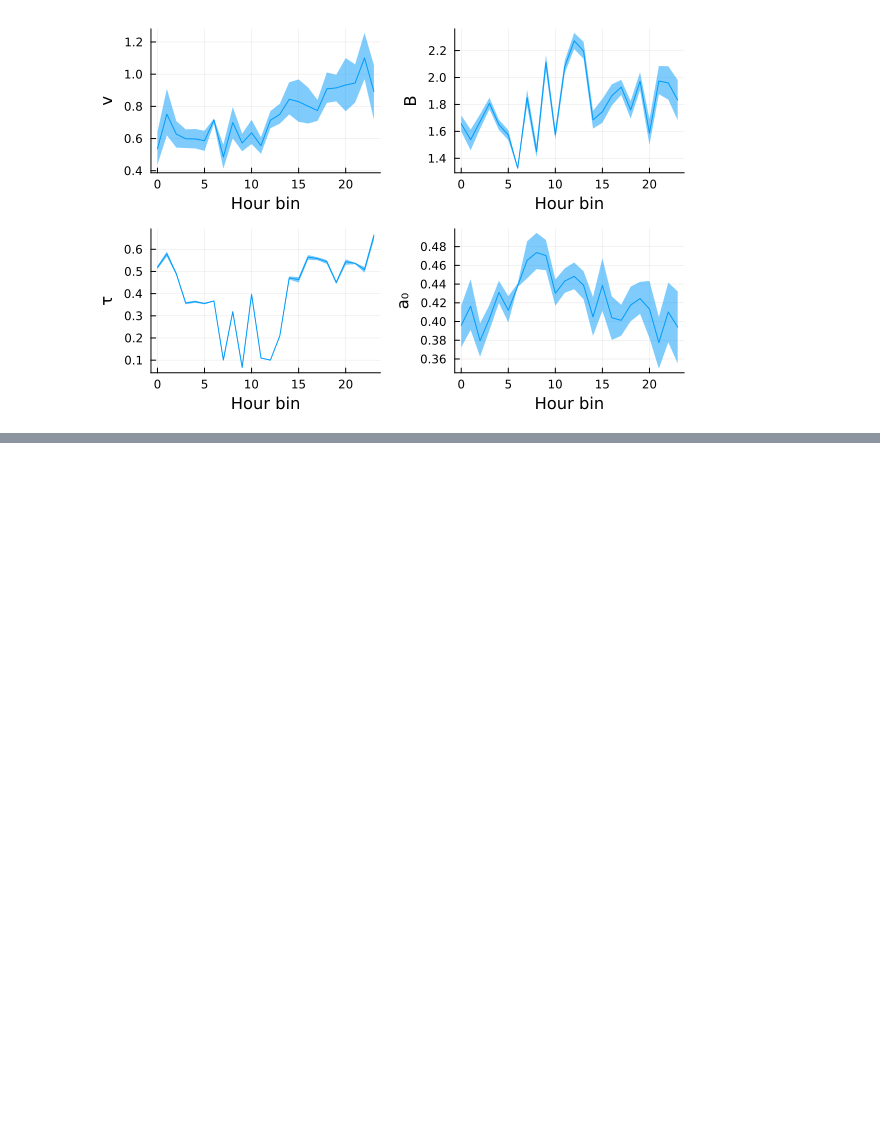
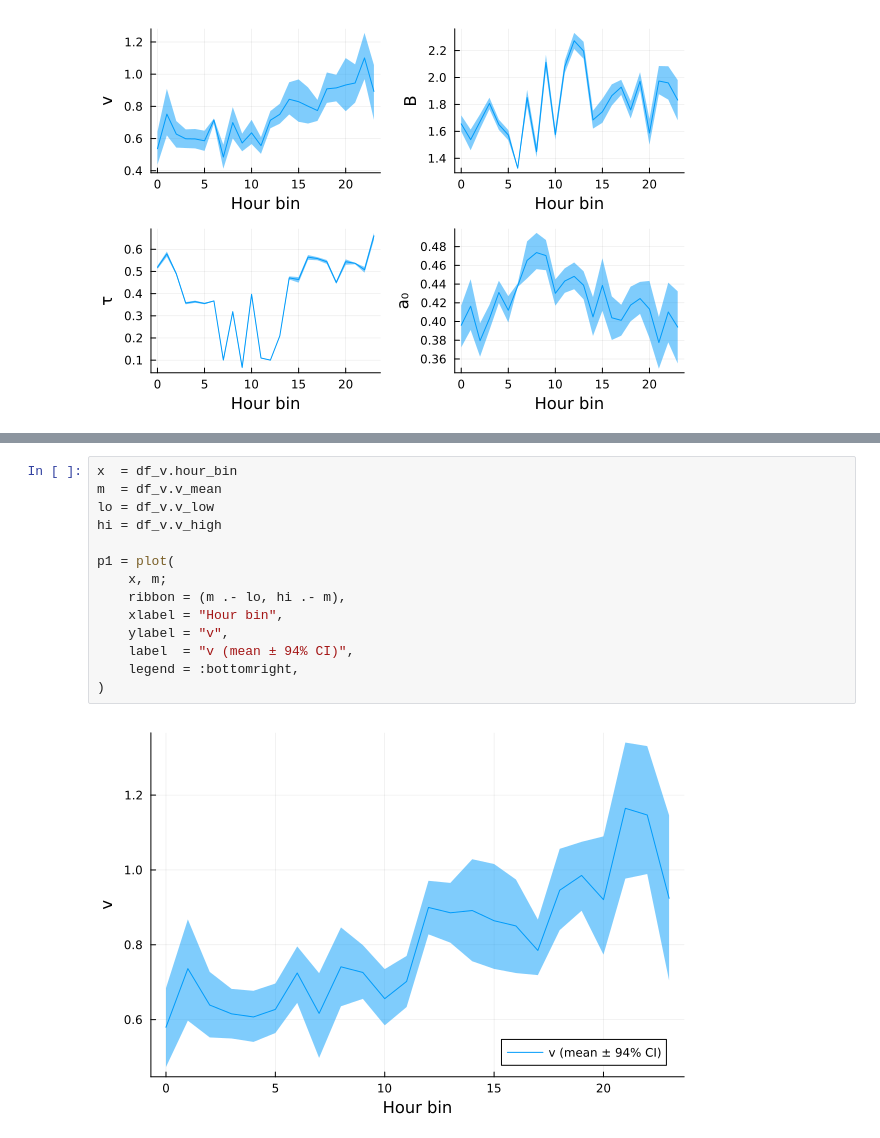
Before and after one commit to depasquale-lab/24_Hour_Behavior, a Jupyter notebook: notebooks/TOD_DDM.ipynb, the cells around one changed output, grey strips where cells are left out. Cells and saved outputs as stored; diff of their text form; blank space fills up the shorter version.

```diff
--- a/notebooks/TOD_DDM.ipynb
+++ b/notebooks/TOD_DDM.ipynb
@@ -350,0 +539,16 @@ plot(plots...; layout = (2, 2), legend = false)
+# %%
+x  = df_v.hour_bin
+m  = df_v.v_mean
+lo = df_v.v_low
+hi = df_v.v_high
+
+p1 = plot(
+    x, m;
+    ribbon = (m .- lo, hi .- m),
+    xlabel = "Hour bin",
+    ylabel = "v",
+    label  = "v (mean ± 94% CI)",
+    legend = :bottomright,
+)
+# %% [output]
+[figure, added]
```
Also changed, not shown: parts of 7 cells of this notebook.
